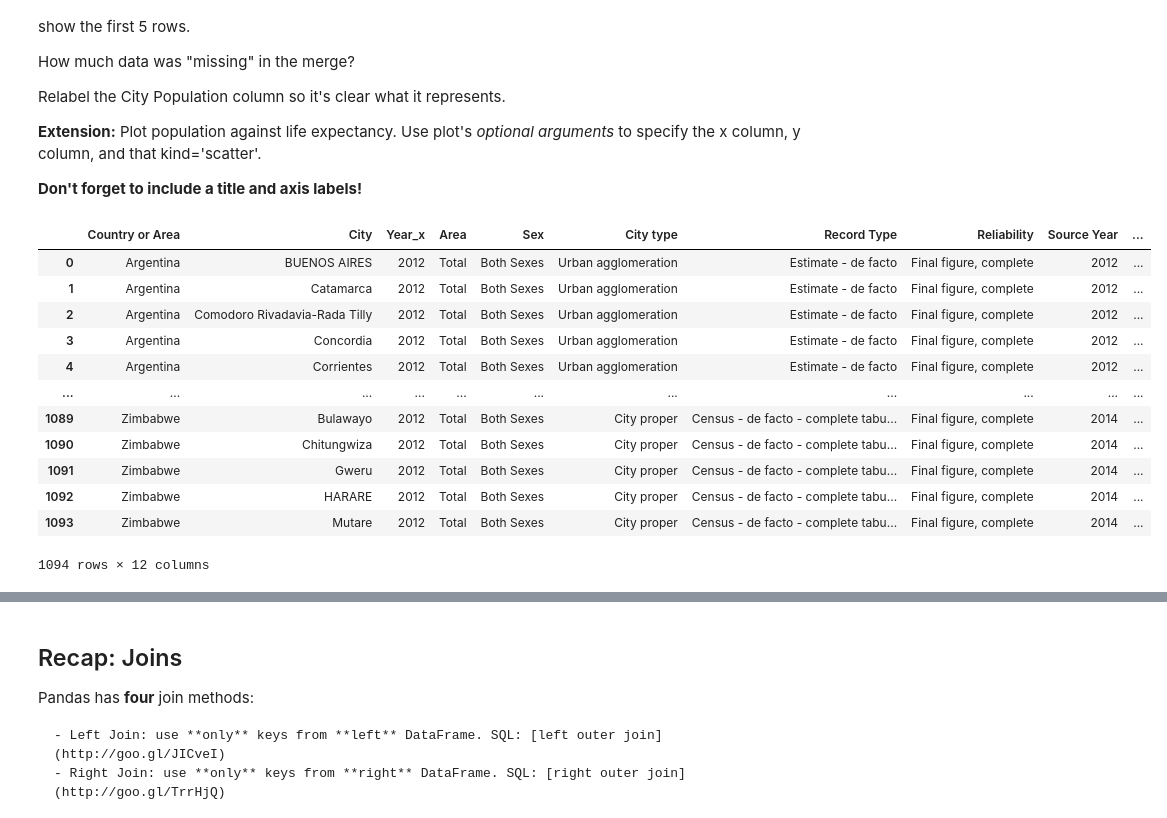
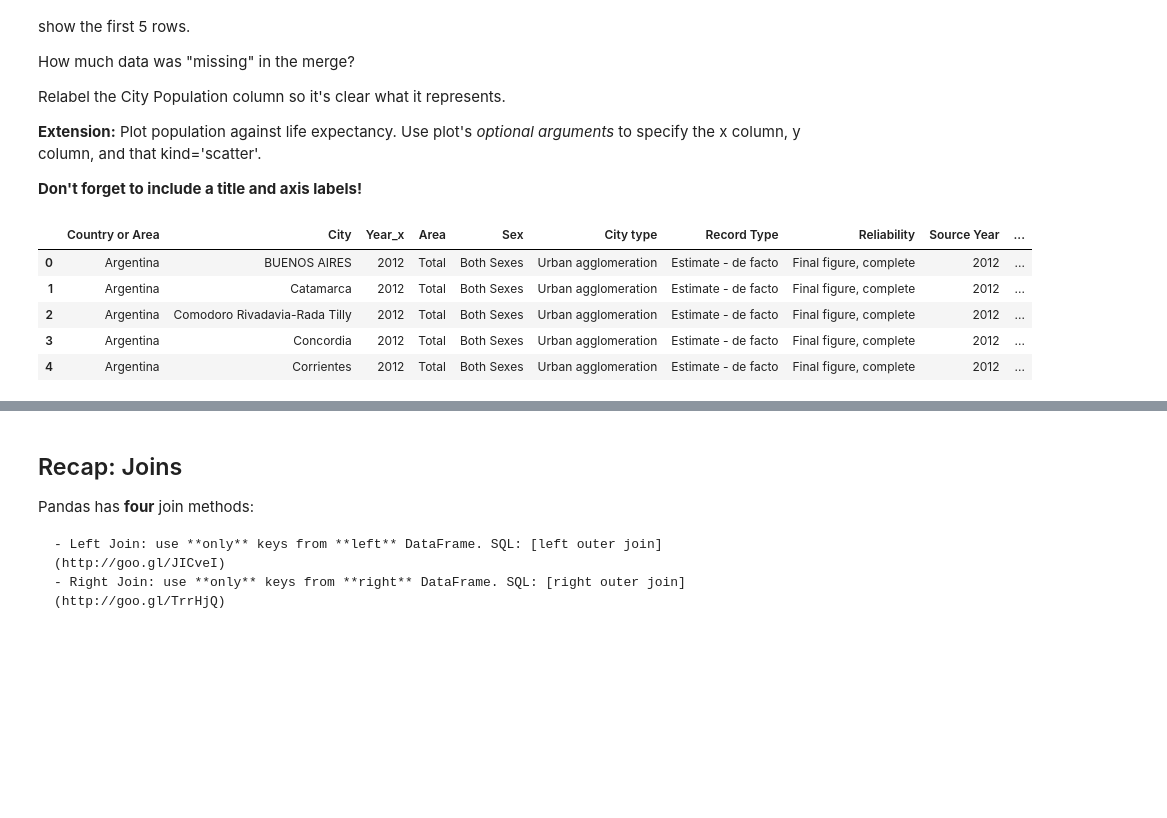
Before and after one commit to jaoshang/QM2, a Jupyter notebook: notebooks/W06. Merging and Joining.ipynb, the cells around one changed output, grey strips where cells are left out. Saved outputs shown, nothing was run; the diff lists cells and outputs as text; code cells hidden in the pictures; blank space fills up the shorter version.

```diff
--- a/notebooks/W06. Merging and Joining.ipynb
+++ b/notebooks/W06. Merging and Joining.ipynb
@@ -545,20 +545,13 @@ Relabel the City Population column so it's clear what it represents.
 # %%
 cities_with_lifeex = cities.merge(life, left_on='Country or Area', right_on='Country or Area')
 cities_with_lifeex.rename(columns={'Value':'Population'}, inplace=True)
-cities_with_lifeex
+cities_with_lifeex.head()
 # %% [output]
 |  | Country or Area | City | Year_x | Area | Sex | City type | Record Type | Reliability | Source Year | ... |
 | 0 | Argentina | BUENOS AIRES | 2012 | Total | Both Sexes | Urban agglomeration | Estimate - de facto | Final figure, complete | 2012 | ... |
 | 1 | Argentina | Catamarca | 2012 | Total | Both Sexes | Urban agglomeration | Estimate - de facto | Final figure, complete | 2012 | ... |
 | 2 | Argentina | Comodoro Rivadavia-Rada Tilly | 2012 | Total | Both Sexes | Urban agglomeration | Estimate - de facto | Final figure, complete | 2012 | ... |
 | 3 | Argentina | Concordia | 2012 | Total | Both Sexes | Urban agglomeration | Estimate - de facto | Final figure, complete | 2012 | ... |
 | 4 | Argentina | Corrientes | 2012 | Total | Both Sexes | Urban agglomeration | Estimate - de facto | Final figure, complete | 2012 | ... |
-| ... | ... | ... | ... | ... | ... | ... | ... | ... | ... | ... |
-| 1089 | Zimbabwe | Bulawayo | 2012 | Total | Both Sexes | City proper | Census - de facto - complete tabu... | Final figure, complete | 2014 | ... |
-| 1090 | Zimbabwe | Chitungwiza | 2012 | Total | Both Sexes | City proper | Census - de facto - complete tabu... | Final figure, complete | 2014 | ... |
-| 1091 | Zimbabwe | Gweru | 2012 | Total | Both Sexes | City proper | Census - de facto - complete tabu... | Final figure, complete | 2014 | ... |
-| 1092 | Zimbabwe | HARARE | 2012 | Total | Both Sexes | City proper | Census - de facto - complete tabu... | Final figure, complete | 2014 | ... |
-| 1093 | Zimbabwe | Mutare | 2012 | Total | Both Sexes | City proper | Census - de facto - complete tabu... | Final figure, complete | 2014 | ... |
-1094 rows × 12 columns
 # %%
 cities_with_lifeex.plot.scatter('Life Expectancy','Population')
```
Also changed, not shown: parts of 2 cells of this notebook.
